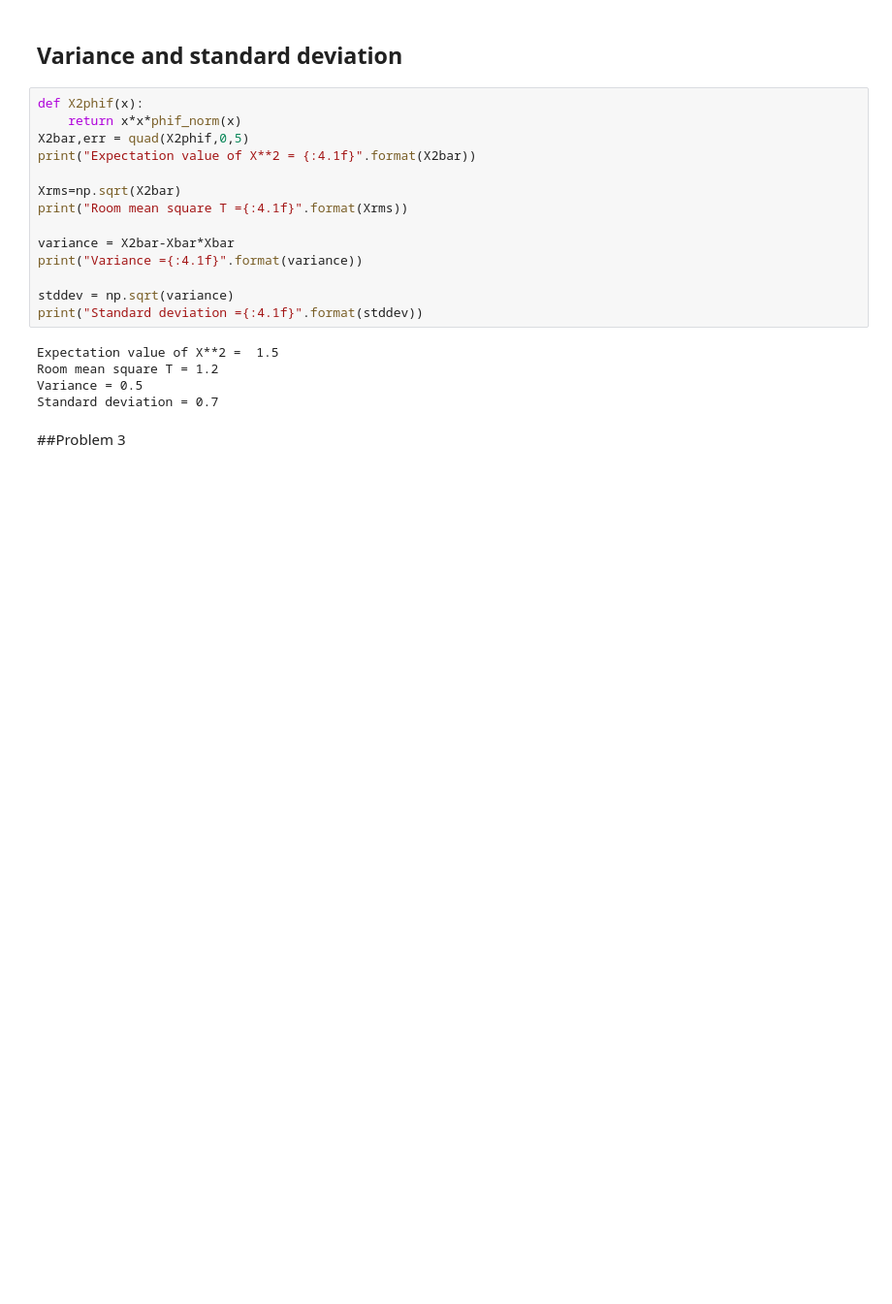
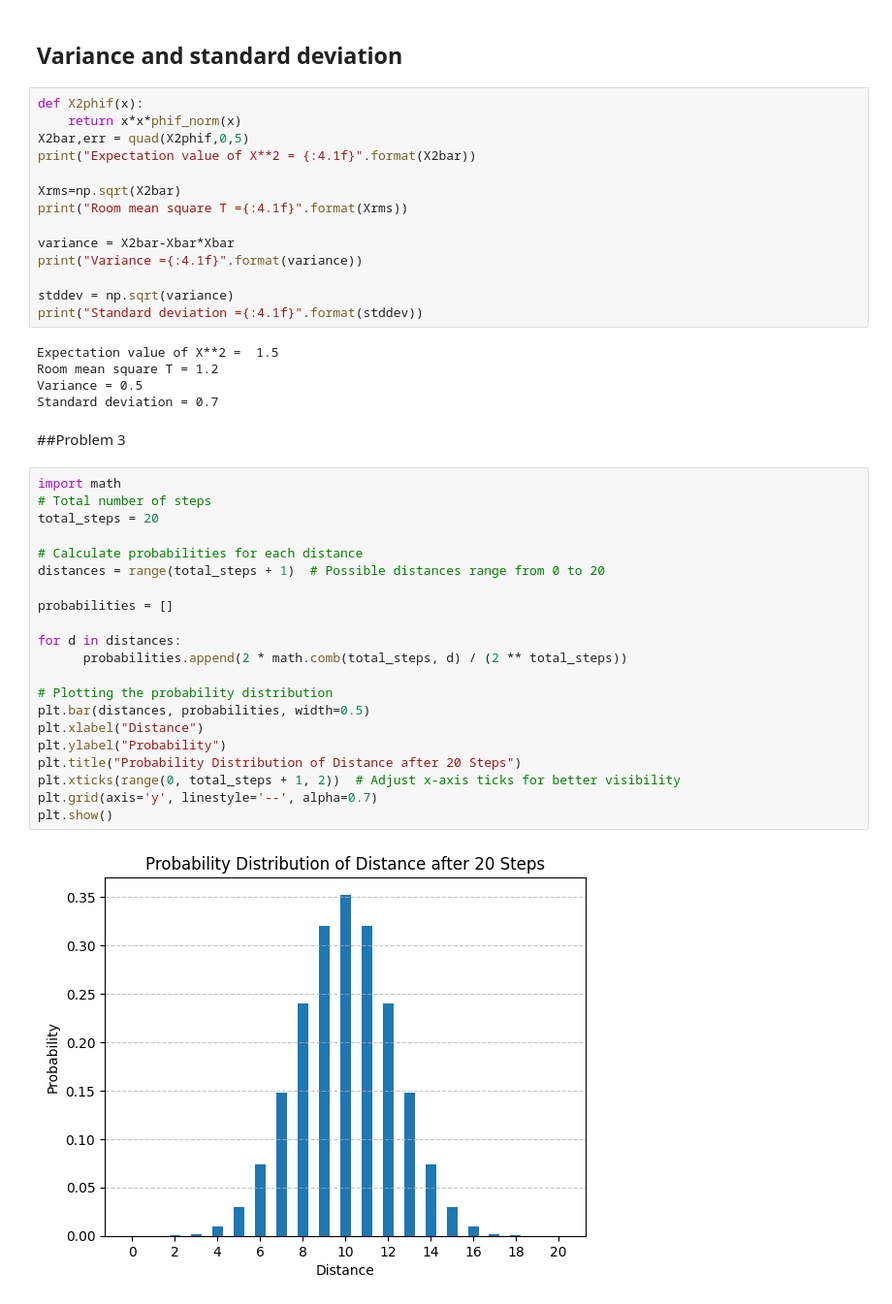
Before and after one commit to wmfschneider/CHE30324, a Jupyter notebook: Homework/HW1_Sol.ipynb, the cells around one changed output. Shown at 97% size. Drawn from its saved outputs; the diff is of its cells as text; blank space fills up the shorter version.

```diff
--- a/Homework/HW1_Sol.ipynb
+++ b/Homework/HW1_Sol.ipynb
@@ -99,3 +99,26 @@ Variance = 0.5
 Standard deviation = 0.7
 # %% [markdown]
 ##Problem 3
+# %%
+import math
+# Total number of steps
+total_steps = 20
+
+# Calculate probabilities for each distance
+distances = range(total_steps + 1)  # Possible distances range from 0 to 20
+
+probabilities = []
+
+for d in distances:
+      probabilities.append(2 * math.comb(total_steps, d) / (2 ** total_steps))
+
+# Plotting the probability distribution
+plt.bar(distances, probabilities, width=0.5)
+plt.xlabel("Distance")
+plt.ylabel("Probability")
+plt.title("Probability Distribution of Distance after 20 Steps")
+plt.xticks(range(0, total_steps + 1, 2))  # Adjust x-axis ticks for better visibility
+plt.grid(axis='y', linestyle='--', alpha=0.7)
+plt.show()
+# %% [output]
+[figure, added]
```
